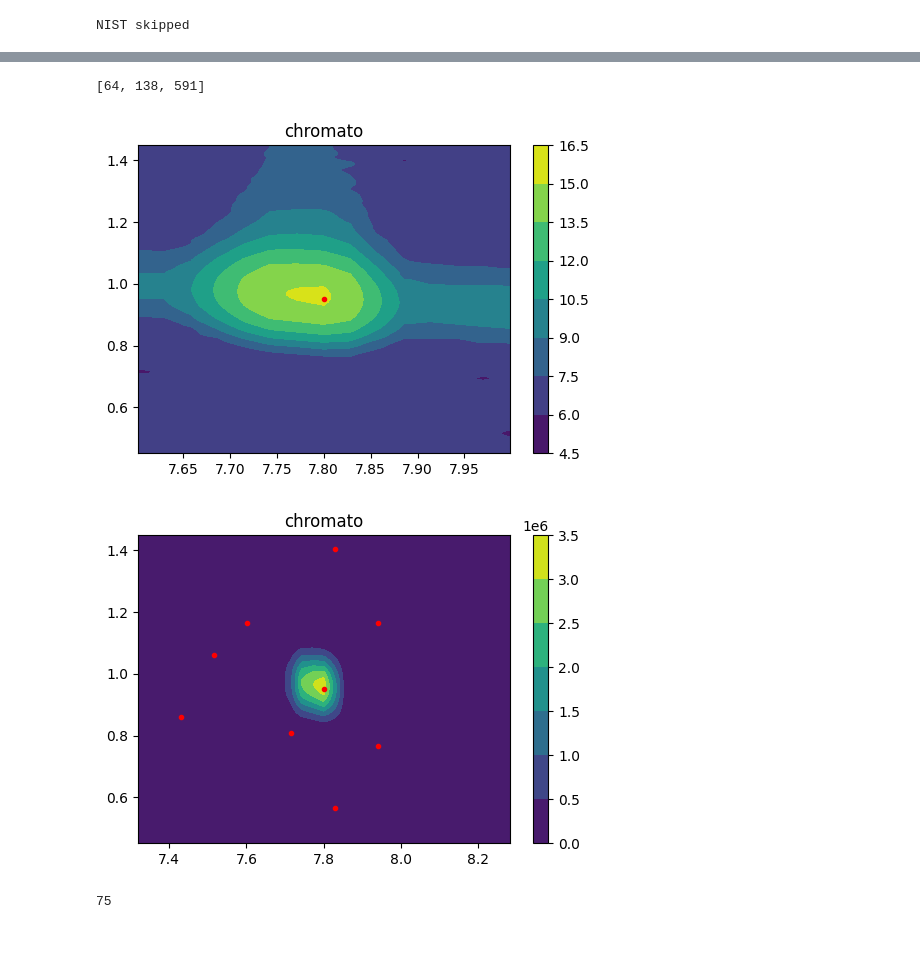
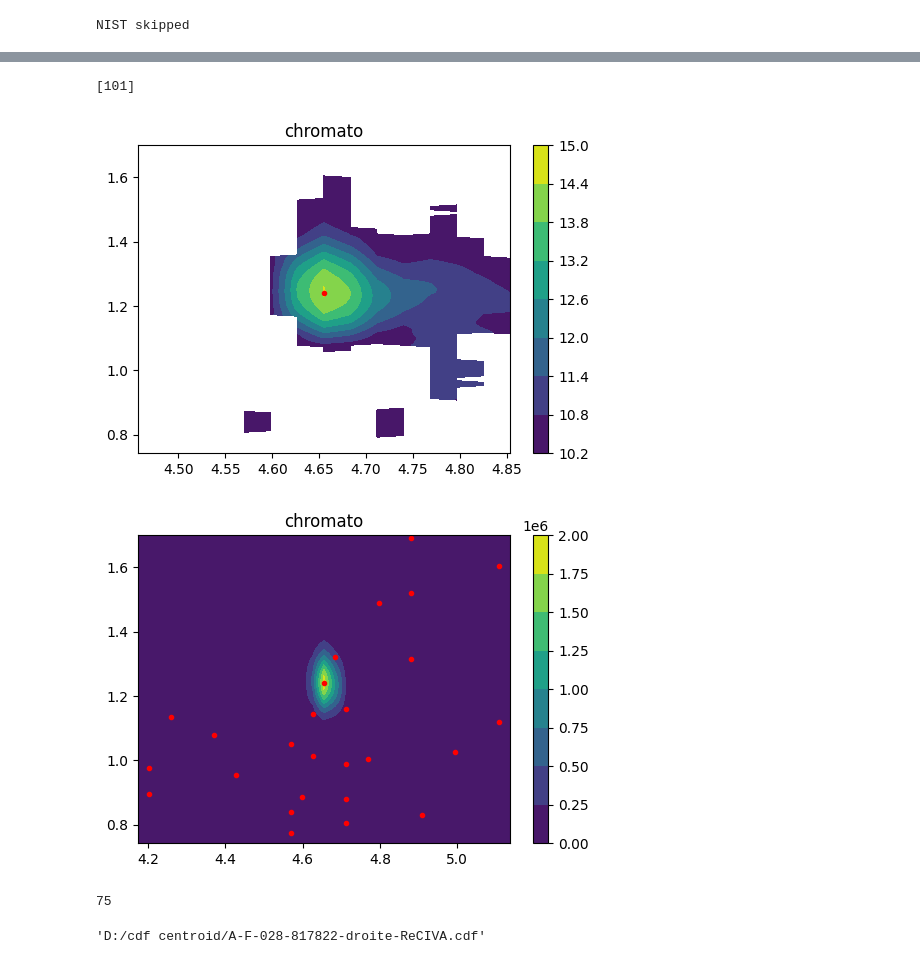
Before and after one commit to Lollith/Python-2DGC-Alignment, a Jupyter notebook: notebooks/deconvolution.ipynb, the cells around one changed output, grey strips where cells are left out. Drawn from its saved outputs; the diff is of its cells as text; code cells hidden in the pictures.

```diff
--- a/notebooks/deconvolution.ipynb
+++ b/notebooks/deconvolution.ipynb
@@ -58,8 +66,8 @@ baseline_cube=np.array(baseline_correction.chromato_cube_corrected_baseline(chro
 baseline correction
 # %%
 print("start peak detection")
-results= dbscan_peak.detect_peak_dog_mp(baseline_cube,500,
-                       0.0001,
+results= dbscan_peak.detect_peak_dog_mp(baseline_cube, 1000,
+                       0.001,
                        5,
                        1, 3,
                        1.5,
@@ -70,7 +78,7 @@ start peak detection
 print("cluster per mass")
 coordinate = [x[0] for x in results ]
 radius=[x[1] for x in results  ]
-coordinate_cluster, radius=dbscan_peak.cluster_per_mass(coordinate,radius,baseline_cube,chromato_cube,time_rn,1.7,rt1_delta=5, rt2_delta=0.1,thr_debscan=0.03,max_peak_per_mass=400)
+coordinate_cluster, radius=dbscan_peak.cluster_per_mass(coordinate,radius,baseline_cube,time_rn,1.7,rt1_delta=5, rt2_delta=0.1,thr_debscan=0.04,max_peak_per_mass=400)
 # %% [output]
 cluster per mass
 # %%
@@ -87,14 +95,15 @@ quanti=deconvolution.deconvolution(baseline_cube, time_rn, 1.7, coordinate_clust
 
 #quanti = [res for res in quanti if res is not None]
 quanti_all_mass=[]
+coordinates_all_mass=[]
 for m,elt in enumerate(quanti):
     if(len(elt[0])>0):
-        for x,y in elt:
+        elt_quant=elt[0]
+        elt_coord=elt[1]
+        for x,y in elt_quant:
             quanti_all_mass.append([m,x,y])
-coordinates_all_mass=[]
-for elt in coordinate_cluster:
-    for x,y in elt:
-        coordinates_all_mass.append([x,y])
+        for x,y in elt_coord:
+            coordinates_all_mass.append([x,y])
 len(coordinates_all_mass)
 # %% [output]
 deconvolution per mass
@@ -211,7 +219,7 @@ plt.hist([x for j,x in enumerate(test2) if coordinates_in_chromato[j][0]<30 ], b
 import plotly.graph_objects as go
 import numpy as np
 import kaleido
-i=7
+i=10
 # Example spectra data
 # Replace these with your actual spectra arrays
 spectrum2 = sepc_list[i]  # First spectrum for bar plot
@@ -240,17 +249,18 @@ array([7.03500006, 1.695     ])
 # %%
-[j for j,x in enumerate(coordinates_in_chromato) if 25.55<x[0]<25.65 and 0.3<x[1]<0.5]
+[j for j,x in enumerate(coordinates_in_chromato) if 7.09166673 -0.5<x[0]<7.09166673 +0.5 and 0.235 -0.01<x[1]<0.235 +0.01]
 # %% [output]
-[64, 138, 591]
+[101]
 # %%
 plt.rcParams['figure.figsize'] = [6, 4]
-m=78
+m=56
 plot.visualizer2((chromato_cube[m-35,:,:], time_rn), title="chromato", log_chromato=True,  mod_time=1.7,points=np.array([coordinates_in_chromato[i]]),
+
                  rt1=coordinates_in_chromato[i][0],rt2=coordinates_in_chromato[i][1], rt1_window=0.2, rt2_window=0.5)
 plot.visualizer2((baseline_cube[m-35,:,:], time_rn), title="chromato", log_chromato=False,  mod_time=1.7,points=coordinates_in_chromato,
                  rt1=coordinates_in_chromato[i][0],rt2=coordinates_in_chromato[i][1], rt1_window=0.5, rt2_window=0.5)
 # %% [output]
-[figure, old version]
+[figure, new version]
-[figure, old version]
+[figure, new version]
 # %%
 import matplotlib.pyplot as plt
 from matplotlib.backends.backend_pdf import PdfPages
@@ -443,3 +474,7 @@ def method_test(chromato, order=3, lamb=0.5):
+# %%
+filename
+# %% [output]
+'D:/cdf centroid/A-F-028-817822-droite-ReCIVA.cdf'
 # %%
 import baseline_correction
 
```
Also changed, not shown: parts of 25 cells of this notebook, 5 other files.
